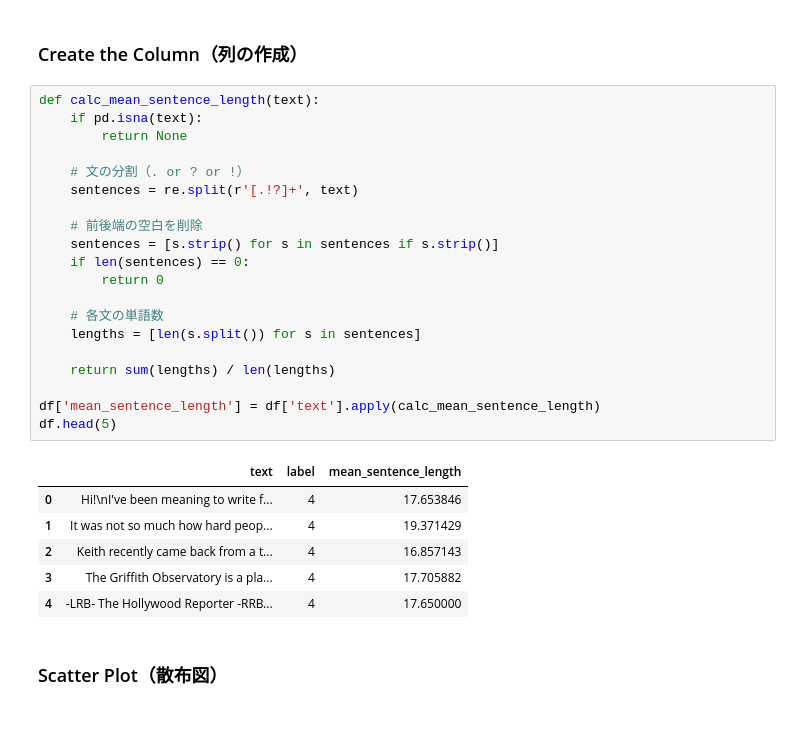
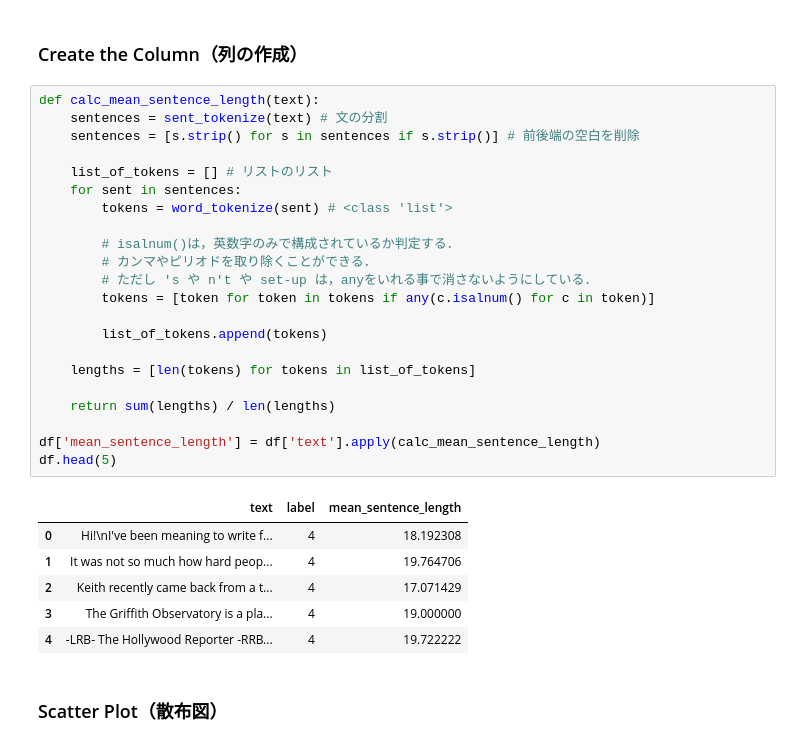
Before and after one commit to ShotaSasaki-HU/text-difficulty-assessor, a Jupyter notebook: readability_of_the_text.ipynb, the cells around one changed output. Cells and saved outputs as stored; diff of their text form.

```diff
--- a/readability_of_the_text.ipynb
+++ b/readability_of_the_text.ipynb
@@ -87,31 +94,33 @@ df
 ### Create the Column（列の作成）
 # %%
 def calc_mean_sentence_length(text):
-    if pd.isna(text):
-        return None
+    sentences = sent_tokenize(text) # 文の分割
+    sentences = [s.strip() for s in sentences if s.strip()] # 前後端の空白を削除
 
-    # 文の分割（. or ? or !）
-    sentences = re.split(r'[.!?]+', text)
+    list_of_tokens = [] # リストのリスト
+    for sent in sentences:
+        tokens = word_tokenize(sent) # <class 'list'>
 
-    # 前後端の空白を削除
-    sentences = [s.strip() for s in sentences if s.strip()]
-    if len(sentences) == 0:
-        return 0
+        # isalnum()は，英数字のみで構成されているか判定する．
+        # カンマやピリオドを取り除くことができる．
+        # ただし 's や n't や set-up は，anyをいれる事で消さないようにしている．
+        tokens = [token for token in tokens if any(c.isalnum() for c in token)]
 
-    # 各文の単語数
-    lengths = [len(s.split()) for s in sentences]
+        list_of_tokens.append(tokens)
+
+    lengths = [len(tokens) for tokens in list_of_tokens]
 
     return sum(lengths) / len(lengths)
 
 df['mean_sentence_length'] = df['text'].apply(calc_mean_sentence_length)
 df.head(5)
 # %% [output]
 |  | text | label | mean_sentence_length |
-| 0 | Hi!\nI've been meaning to write f... | 4 | 17.653846 |
-| 1 | ﻿It was not so much how hard peop... | 4 | 19.371429 |
-| 2 | Keith recently came back from a t... | 4 | 16.857143 |
-| 3 | The Griffith Observatory is a pla... | 4 | 17.705882 |
-| 4 | -LRB- The Hollywood Reporter -RRB... | 4 | 17.650000 |
+| 0 | Hi!\nI've been meaning to write f... | 4 | 18.192308 |
+| 1 | ﻿It was not so much how hard peop... | 4 | 19.764706 |
+| 2 | Keith recently came back from a t... | 4 | 17.071429 |
+| 3 | The Griffith Observatory is a pla... | 4 | 19.000000 |
+| 4 | -LRB- The Hollywood Reporter -RRB... | 4 | 19.722222 |
 # %% [markdown]
 ### Scatter Plot（散布図）
 # %%
```
Also changed, not shown: parts of 9 cells of this notebook.
